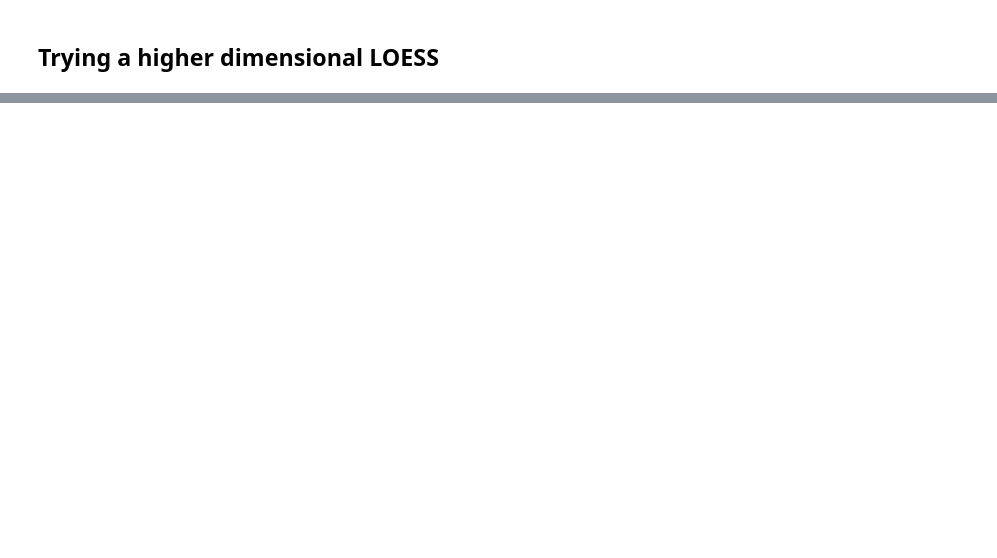
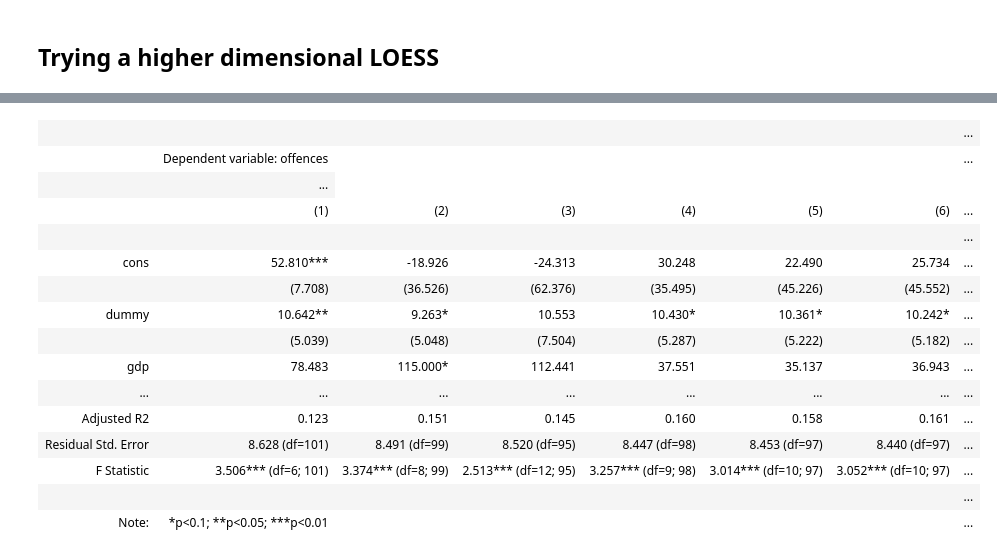
Before and after one commit to caxaxa/PhD_Empirics, a Jupyter notebook: Data_Analysis.ipynb, the cells around one changed output, grey strips where cells are left out. Saved outputs shown, nothing was run; the diff lists cells and outputs as text; code cells hidden in the pictures; blank space fills up the shorter version.

```diff
--- a/Data_Analysis.ipynb
+++ b/Data_Analysis.ipynb
@@ -1182,0 +2023,29 @@ tgdp
+# %%
+
+results1 = sm.OLS(merged_df['offences'], merged_df[['cons','dummy','gdp','unemployment','real_interest','mpu','pf']]).fit()
+results2 = sm.OLS(merged_df['offences'], merged_df[['cons','dummy','t1','t2','gdp','unemployment','real_interest','mpu','pf']]).fit()
+results3 = sm.OLS(merged_df['offences'], merged_df[['cons','dummy','t1','s1','c1','t2','s2','c2','gdp','unemployment','real_interest','mpu','pf']]).fit()
+results4 = sm.OLS(merged_df['offences'], merged_df[['cons','dummy','t2','s2','c2','gdp','unemployment','real_interest','mpu','pf']]).fit()
+results5 = sm.OLS(merged_df['offences'], merged_df[['cons','dummy','t1','t2','s2','q2','gdp','unemployment','real_interest','mpu','pf']]).fit()
+results6 = sm.OLS(merged_df['offences'], merged_df[['cons','dummy','t1','t2','s2','f2','gdp','unemployment','real_interest','mpu','pf']]).fit()
+model_list = [results1, results2,results3,results4,results5,results6]
+stargazer = Stargazer(model_list)
+stargazer.covariate_order(['cons','dummy','gdp','unemployment','real_interest','mpu','pf'])
+HTML(stargazer.render_html())
+# %% [output]
+|  |  |  |  |  |  |  | ... |
+|  | Dependent variable: offences |  |  |  |  |  | ... |
+|  | ... |
+|  | (1) | (2) | (3) | (4) | (5) | (6) | ... |
+|  |  |  |  |  |  |  | ... |
+| cons | 52.810*** | -18.926 | -24.313 | 30.248 | 22.490 | 25.734 | ... |
+|  | (7.708) | (36.526) | (62.376) | (35.495) | (45.226) | (45.552) | ... |
+| dummy | 10.642** | 9.263* | 10.553 | 10.430* | 10.361* | 10.242* | ... |
+|  | (5.039) | (5.048) | (7.504) | (5.287) | (5.222) | (5.182) | ... |
+| gdp | 78.483 | 115.000* | 112.441 | 37.551 | 35.137 | 36.943 | ... |
+| ... | ... | ... | ... | ... | ... | ... | ... |
+| Adjusted R2 | 0.123 | 0.151 | 0.145 | 0.160 | 0.158 | 0.161 | ... |
+| Residual Std. Error | 8.628 (df=101) | 8.491 (df=99) | 8.520 (df=95) | 8.447 (df=98) | 8.453 (df=97) | 8.440 (df=97) | ... |
+| F Statistic | 3.506*** (df=6; 101) | 3.374*** (df=8; 99) | 2.513*** (df=12; 95) | 3.257*** (df=9; 98) | 3.014*** (df=10; 97) | 3.052*** (df=10; 97) | ... |
+|  |  |  |  |  |  |  | ... |
+| Note: | *p<0.1; **p<0.05; ***p<0.01 |  |  |  |  |  | ... |
```
Also changed, not shown: parts of 65 cells of this notebook.
